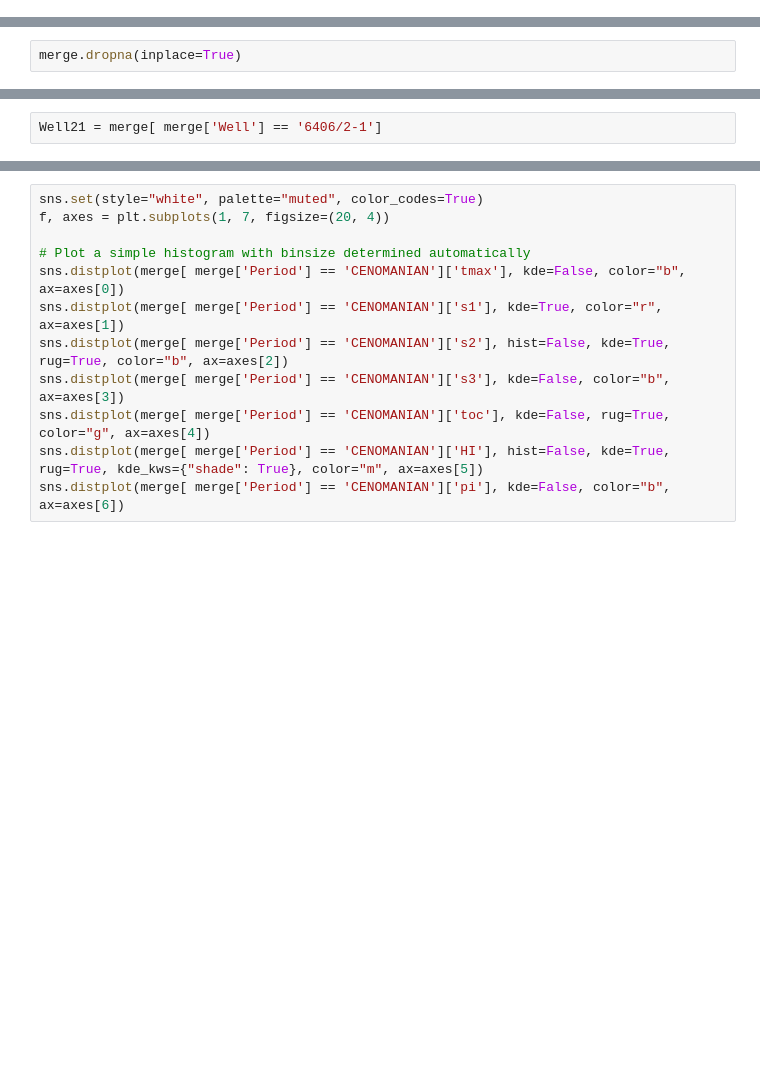
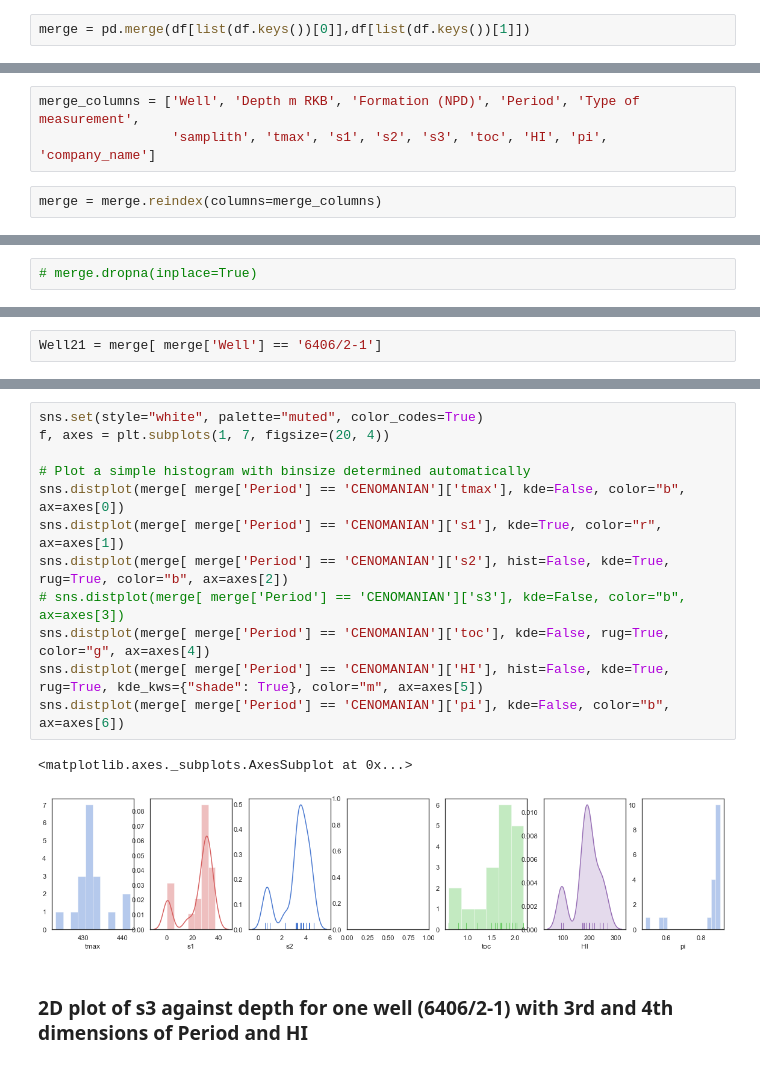
Before and after one commit to ABDunbar/Chronostrat-RE-data-merge, a Jupyter notebook: Excel_import.ipynb, the cells around one changed output, grey strips where cells are left out. Cells and saved outputs as stored; diff of their text form; blank space fills up the shorter version.

```diff
--- a/Excel_import.ipynb
+++ b/Excel_import.ipynb
@@ -38 +157,3 @@ odict_keys(['Chronostrat', 'RE data'])
+# %%
+merge = pd.merge(df[list(df.keys())[0]],df[list(df.keys())[1]])
 # %% [markdown]
@@ -63,3 +169,8 @@ for num in range(len(wells)):
+# %%
+merge_columns = ['Well', 'Depth m RKB', 'Formation (NPD)', 'Period', 'Type of measurement',
+                 'samplith', 'tmax', 's1', 's2', 's3', 'toc', 'HI', 'pi', 'company_name']
+# %%
+merge = merge.reindex(columns=merge_columns)
 # %% [markdown]
 ###### Look for missing data in rows and columns
 # %%
@@ -204,2 +379,2 @@ print (merge.apply(num_missing, axis=1).head()) #axis=1 row
 # %%
-merge.dropna(inplace=True)
+# merge.dropna(inplace=True)
@@ -339,14 +468,19 @@ plt.savefig('./images/scatterplot-bywell',bbox_inches='tight')
 # %%
 sns.set(style="white", palette="muted", color_codes=True)
 f, axes = plt.subplots(1, 7, figsize=(20, 4))
 
 # Plot a simple histogram with binsize determined automatically
 sns.distplot(merge[ merge['Period'] == 'CENOMANIAN']['tmax'], kde=False, color="b", ax=axes[0])
 sns.distplot(merge[ merge['Period'] == 'CENOMANIAN']['s1'], kde=True, color="r", ax=axes[1])
 sns.distplot(merge[ merge['Period'] == 'CENOMANIAN']['s2'], hist=False, kde=True, rug=True, color="b", ax=axes[2])
-sns.distplot(merge[ merge['Period'] == 'CENOMANIAN']['s3'], kde=False, color="b", ax=axes[3])
+# sns.distplot(merge[ merge['Period'] == 'CENOMANIAN']['s3'], kde=False, color="b", ax=axes[3])
 sns.distplot(merge[ merge['Period'] == 'CENOMANIAN']['toc'], kde=False, rug=True, color="g", ax=axes[4])
 sns.distplot(merge[ merge['Period'] == 'CENOMANIAN']['HI'], hist=False, kde=True, rug=True, kde_kws={"shade": True}, color="m", ax=axes[5])
 sns.distplot(merge[ merge['Period'] == 'CENOMANIAN']['pi'], kde=False, color="b", ax=axes[6])
+# %% [output]
+<matplotlib.axes._subplots.AxesSubplot at 0x...>
+[figure, added]
+# %% [markdown]
+### 2D plot of s3 against depth for one well (6406/2-1) with 3rd and 4th dimensions of Period and HI
 # %%
 sns.relplot(y='Depth m RKB', x='s3', data=merge[merge['Well']=='6406/2-1'], hue='Period', size='HI',sizes=(20,200), alpha=0.7)
```
Also changed, not shown: parts of 45 cells of this notebook.
